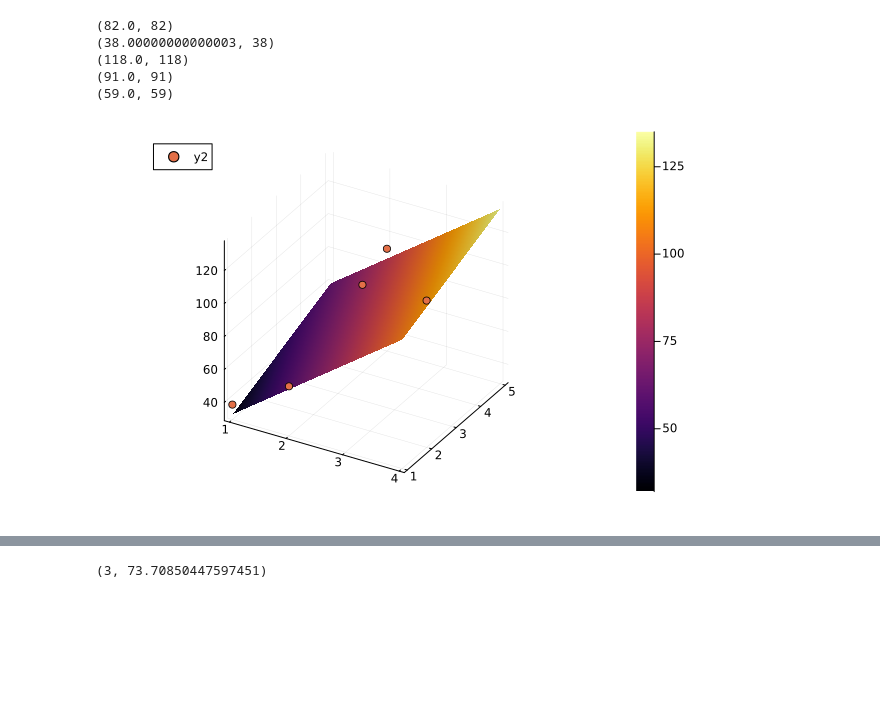
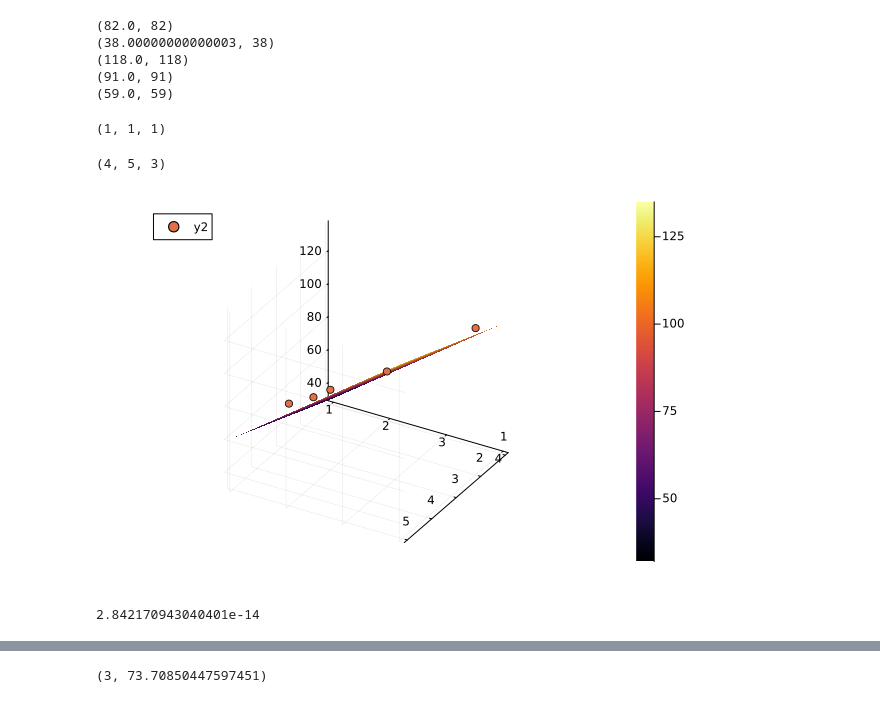
Before and after one commit to sherna90/computacion_numerica, a Jupyter notebook: 8-Minimos_cuadrados.ipynb, the cells around one changed output, grey strips where cells are left out. Cells and saved outputs as stored; diff of their text form; code cells hidden in the pictures; blank space fills up the shorter version.

```diff
--- a/8-Minimos_cuadrados.ipynb
+++ b/8-Minimos_cuadrados.ipynb
@@ -138,20 +150,32 @@ end
 (118.0, 118)
 (91.0, 91)
 (59.0, 59)
+# %%
+minimum(A[:,1]),minimum(A[:,2]),minimum(A[:,3])
+# %% [output]
+(1, 1, 1)
+# %%
+maximum(A[:,1]),maximum(A[:,2]),maximum(A[:,3])
+# %% [output]
+(4, 5, 3)
 # %%
 using Plots
 
 function lin_fun(x::Vector,w::Vector)
   return x[1]*w[1]+x[2]*w[2]
 end
 
 a1 =range(minimum(A[:,1]), stop = maximum(A[:,1]), length = 100)
 a2 =range(minimum(A[:,2]), stop = maximum(A[:,2]), length = 100)
 
-surface(a1, a2, (a1, a2) -> lin_fun([a1,a2],x))
+surface(a1, a2, (a1, a2) -> lin_fun([a1,a2],x),camera=(-30,-30))
 scatter3d!(A[:,1],A[:,2],y)
 # %% [output]
-[figure, old version]
+[figure, new version]
+# %%
+norm(A*x-y)
+# %% [output]
+2.842170943040401e-14
 # %%
 import Pkg;
 Pkg.add("CSV");
```
Also changed, not shown: parts of 14 cells of this notebook, 4 other files.
